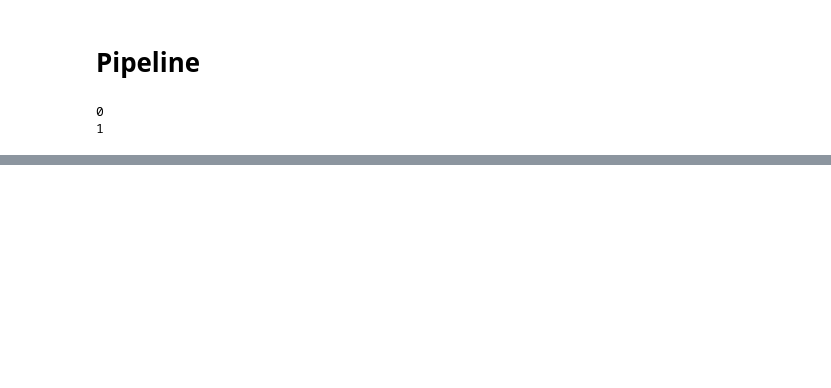
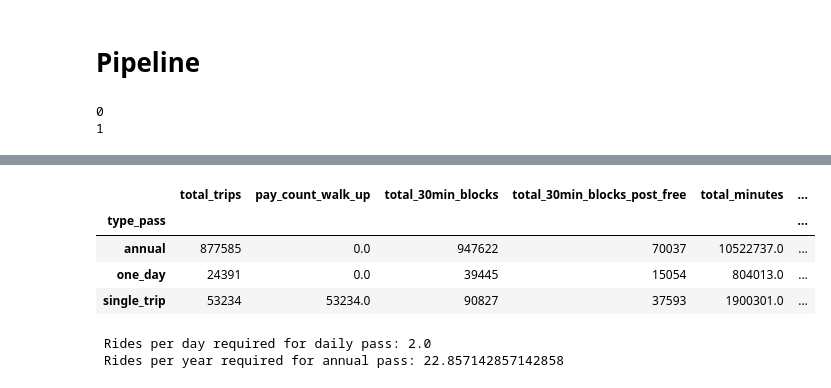
Before and after one commit to jreyesgar93/practica-final-opt-2021, a Jupyter notebook: notebooks/practica_final.ipynb, the cells around one changed output, grey strips where cells are left out. Cells and saved outputs as stored; diff of their text form; code cells hidden in the pictures; blank space fills up the shorter version.

```diff
--- a/notebooks/practica_final.ipynb
+++ b/notebooks/practica_final.ipynb
@@ -131,12 +164,11 @@ subset_o = data.drop(subset_s.index)
 # %%
 #Creación de una columna nueva : trip_category
-o_n = len(subset_c.index)
+o_n = len(subset_o)
 subset_o['aux']=np.random.binomial(1,.192,o_n)
 
 subset_o['trip_category'] = np.where(subset_o['aux'] == 1, "round-trip", "one-way")
 #Borramos la columa auxiliar
 del subset_o['aux']
-subset_o.head()
 # %%
 #Juntamos los dos dataframes
 data = subset_s.append(subset_o, ignore_index=True)
@@ -199,3 +250,79 @@ data_['active_6m'] = data_['bikeid'].apply(lambda bike_id: 0 if bike_id in (inac
 # %%
 #Select variables to modeling
 data_ = data_ [["trip_id", "duration","starttime", "stoptime", "trip_category", "type_pass"]]
+# %%
+del data
+data_model = data_
+del data_
+# %%
+# Create dummy variables for passholder type.
+one_hot_pass = pd.get_dummies(data_model['type_pass'])
+
+# Create dummy variables for trip route category.
+one_hot_trip_type = pd.get_dummies(data_model['trip_category'])
+
+data_model = data_model.join([one_hot_pass, one_hot_trip_type])
+# %%
+# Creates feature for 30 minute blocks that walk-up users have to pay for.
+# Creates another feature for 30 minute blocks for passholders that exclude first 30 minute block.
+data_model['time_block_count'] = data_model['duration'].apply(lambda duration: math.ceil(duration/30))
+data_model['time_block_count_post_free'] = data_model['duration'].apply(lambda duration: \
+                                                                        math.ceil(duration/30)) - 1
+# %%
+pass_groups = data_model.groupby('type_pass')
+pass_groups.groups.keys()
+
+agg_pass_groups = pass_groups.agg({
+    'trip_id' : 'count',
+    'single_trip' : 'sum',
+    'time_block_count' : 'sum',
+    'time_block_count_post_free' : 'sum',
+    'duration' : 'sum'
+}).rename(columns = {
+    'trip_id' : 'total_trips',
+    'single_trip' : 'pay_count_walk_up',
+    'time_block_count' : 'total_30min_blocks',
+    'time_block_count_post_free' : 'total_30min_blocks_post_free',
+    'duration' : 'total_minutes'
+}).reset_index()
+
+agg_pass_groups['passholder_type'] = ['annual','single_trip','one_day']
+agg_pass_groups.index = agg_pass_groups['type_pass']
+agg_pass_groups = agg_pass_groups.drop('type_pass',1)
+agg_pass_groups
+# %% [output]
+|  | total_trips | pay_count_walk_up | total_30min_blocks | total_30min_blocks_post_free | total_minutes | ... |
+| type_pass |  |  |  |  |  | ... |
+| annual | 877585 | 0.0 | 947622 | 70037 | 10522737.0 | ... |
+| one_day | 24391 | 0.0 | 39445 | 15054 | 804013.0 | ... |
+| single_trip | 53234 | 53234.0 | 90827 | 37593 | 1900301.0 | ... |
+# %%
+
+### ASSUMPTIONS
+# Passes sold = Total rides / Rides to break even
+price_wo_pass = 3.5
+price_w_pass_day = 0
+price_w_pass_annual = 0
+
+# Average difference between passholders and walk-up riders across previous and current pricing.
+# This is represented by the difference in prices per 30 minute block since pass holders get the first 30 minutes free.
+# As current data is from before the price change, previous prices are used to estimate number of passes.
+
+day_diff = price_wo_pass - price_w_pass_day
+annual_diff = price_wo_pass - price_w_pass_annual
+
+# Prices of passes.
+
+day_pass_price = 15
+annual_pass_price = 180
+
+# Estimated rides required for breakeven.
+
+rides_day_pass_estimate = day_pass_price / day_diff
+rides_annual_pass_estimate = annual_pass_price / annual_diff
+
+print(" Rides per day required for daily pass:",rides_day_pass_estimate,'\n',
+      "Rides per year required for annual pass:", rides_annual_pass_estimate)
+# %% [output]
+ Rides per day required for daily pass: 2.0
+ Rides per year required for annual pass: 22.857142857142858
```
Also changed, not shown: parts of 16 cells of this notebook.
